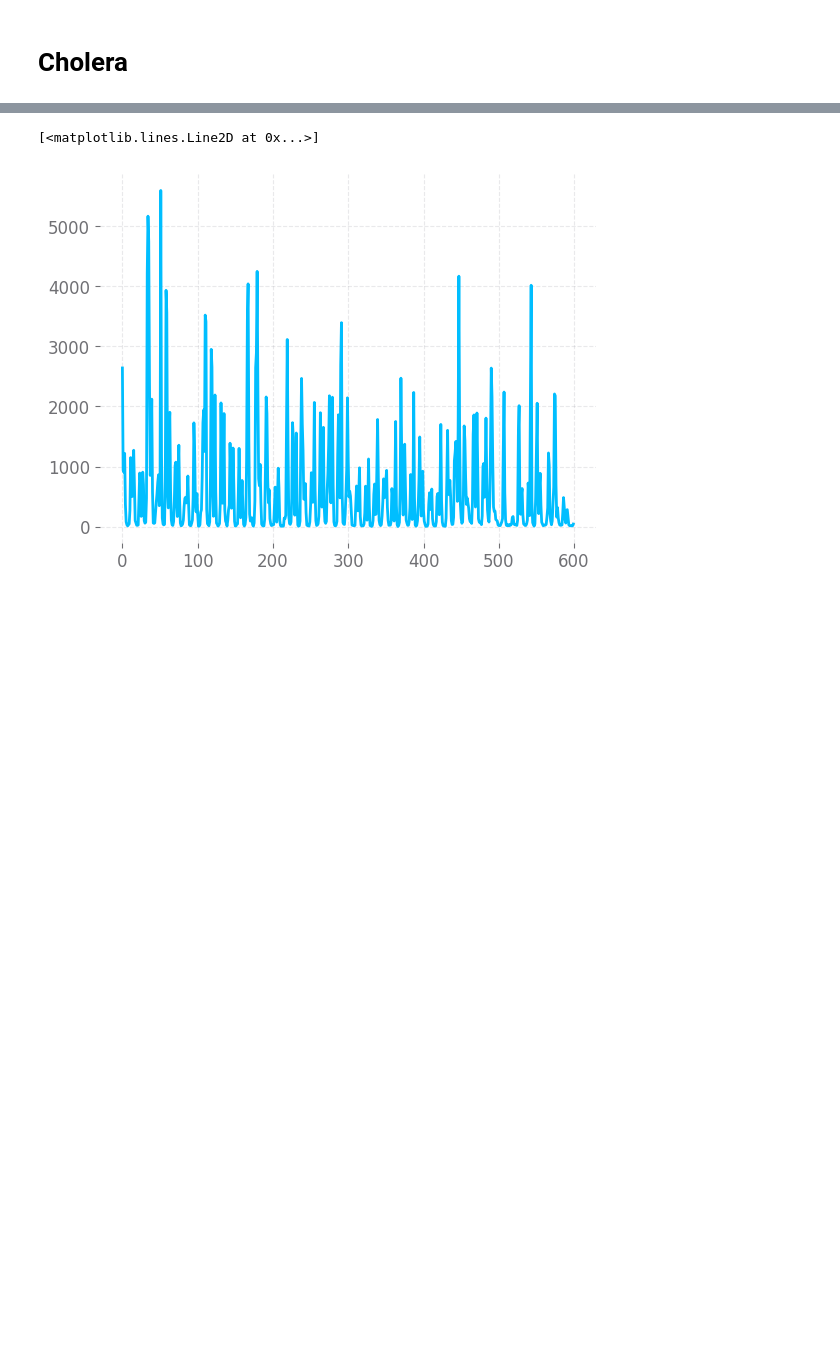
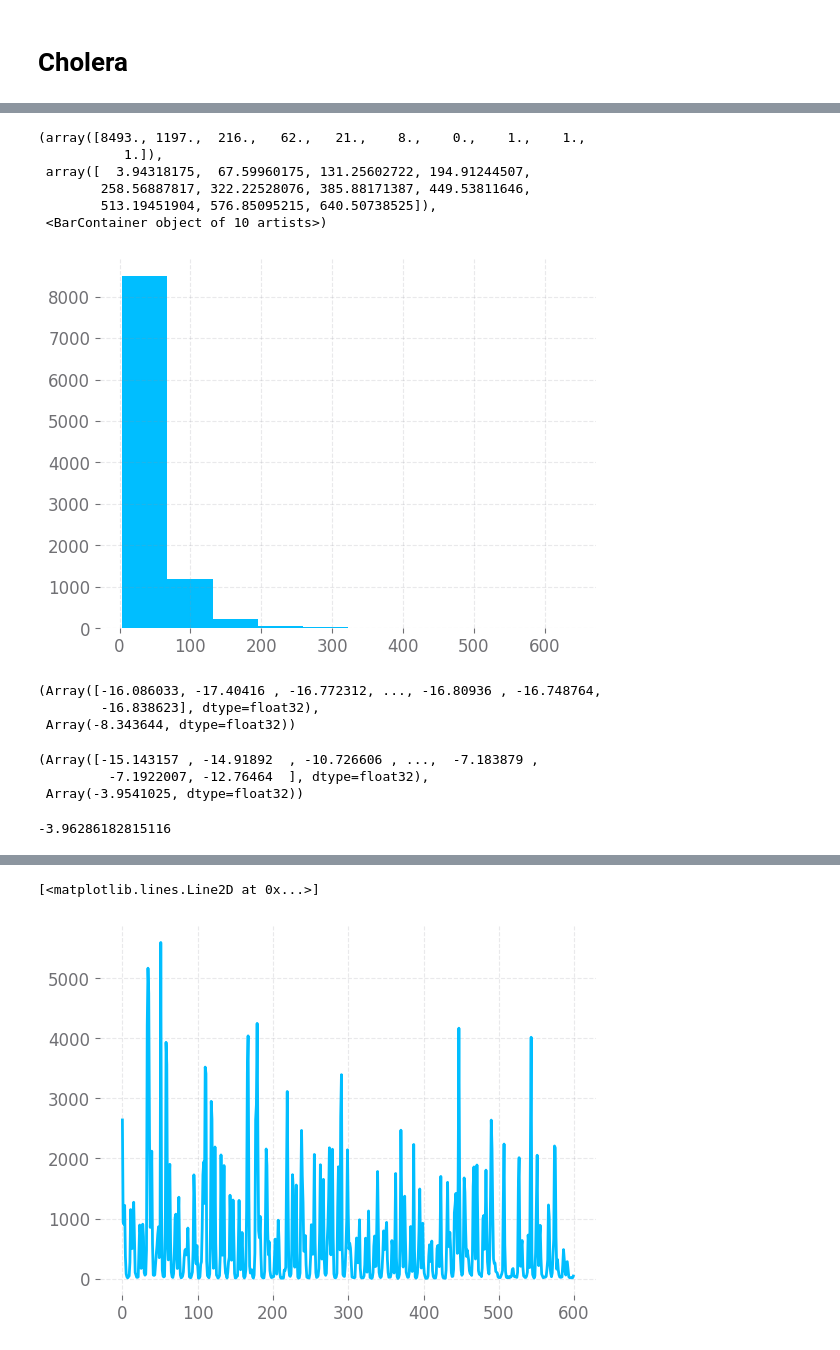
Before and after one commit to hetankevin/diffilter, a Jupyter notebook: cholera.ipynb, the cells around one changed output, grey strips where cells are left out. Cells and saved outputs as stored; diff of their text form; code cells hidden in the pictures; blank space fills up the shorter version.

```diff
--- a/cholera.ipynb
+++ b/cholera.ipynb
@@ -360,0 +149,35 @@ newtif_logliks, newtif_params = newtif(theta_ests, ys, sigmas=sigmas,
+# %%
+plt.hist(rprocess(np.hstack([np.array(pd.read_csv('data/dacca/pfs.csv', index_col=0)[['S', 'I', 'Y', 'deaths', 'R1', 'R2', 'R3']]),
+           214*20*np.ones((10000,1)), np.zeros((10000,1))]), theta,
+             np.array([jax.random.PRNGKey(onp.random.choice(10000)) for i in range(10000)]), covars)[:,3])
+# %% [output]
+(array([8493., 1197.,  216.,   62.,   21.,    8.,    0.,    1.,    1.,
+           1.]),
+ array([  3.94318175,  67.59960175, 131.25602722, 194.91244507,
+        258.56887817, 322.22528076, 385.88171387, 449.53811646,
+        513.19451904, 576.85095215, 640.50738525]),
+ <BarContainer object of 10 artists>)
+[figure, added]
+# %%
+normalize_weights(dmeasure(ys[214],
+    rprocess(pfs[213], theta,
+             np.array([jax.random.PRNGKey(onp.random.choice(10000)) for i in range(10000)]), covars),
+        theta)-np.log(10000))
+# %% [output]
+(Array([-16.086033, -17.40416 , -16.772312, ..., -16.80936 , -16.748764,
+        -16.838623], dtype=float32),
+ Array(-8.343644, dtype=float32))
+# %%
+normalize_weights(dmeasure(ys[214],
+    rprocess(np.hstack([np.array(pd.read_csv('data/dacca/pfs.csv', index_col=0)[['S', 'I', 'Y', 'deaths', 'R1', 'R2', 'R3']]),
+           214*20*np.ones((10000,1)), np.zeros((10000,1))]), theta,
+             np.array([jax.random.PRNGKey(onp.random.choice(10000)) for i in range(10000)]), covars),
+        theta)-np.log(10000))
+# %% [output]
+(Array([-15.143157 , -14.91892  , -10.726606 , ...,  -7.183879 ,
+         -7.1922007, -12.76464  ], dtype=float32),
+ Array(-3.9541025, dtype=float32))
+# %%
+pd.read_csv('data/dacca/ll_pomp.csv', index_col=0)['.'].iloc[214]
+# %% [output]
+-3.96286182815116
```
Also changed, not shown: parts of 83 cells of this notebook, 9 other files.
